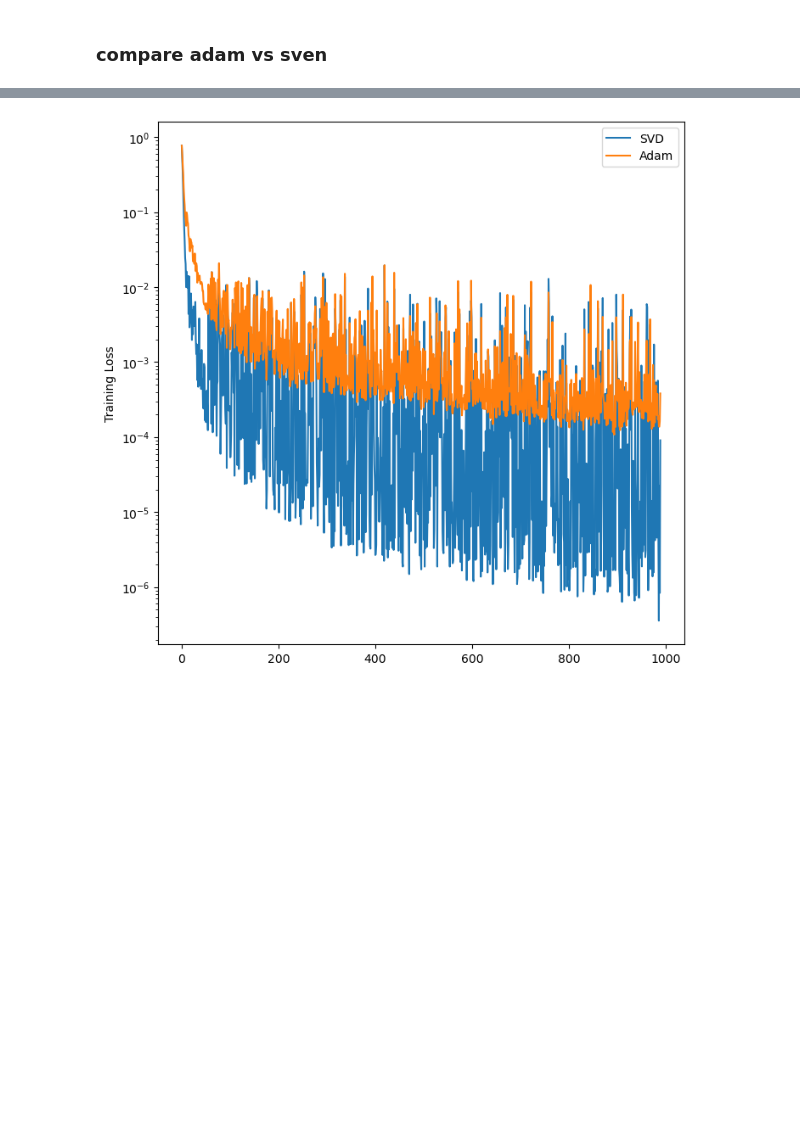
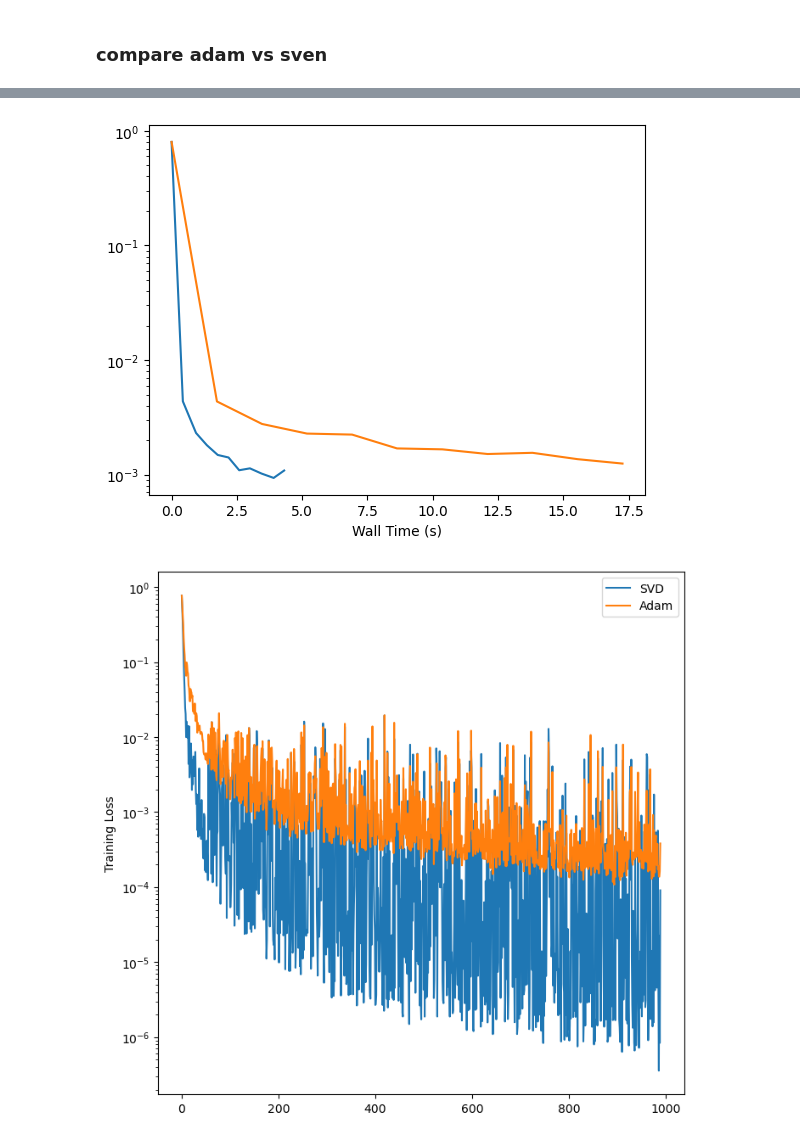
Before and after one commit to sambt/sven-experiments, a Jupyter notebook: notebooks_new/mnist_testing.ipynb, the cells around one changed output, grey strips where cells are left out. Saved outputs shown, nothing was run; the diff lists cells and outputs as text; code cells hidden in the pictures; blank space fills up the shorter version.

```diff
--- a/notebooks_new/mnist_testing.ipynb
+++ b/notebooks_new/mnist_testing.ipynb
@@ -172,0 +214,11 @@ plt.yscale('log')
+# %%
+adam_batch_losses = losses_adam['val']
+adam_batch_times = losses_adam['epoch_times']
+svd_batch_losses = losses_svd['val']
+svd_batch_times = losses_svd['epoch_times']
+
+plt.plot(np.cumsum([0]+adam_batch_times), adam_batch_losses, label='Adam')
+plt.plot(np.cumsum([0]+svd_batch_times), svd_batch_losses, label='SVD')
+plt.yscale('log')
+plt.xlabel("Wall Time (s)")
+# %% [output]
@@ -173,3 +226,4 @@ plt.yscale('log')
+[figure, added]
 # %%
 plt.figure(figsize=(8,8))
 plt.plot(losses_svd['train_batch'],label='SVD')
```
Also changed, not shown: parts of 10 cells of this notebook, 10 other files.
